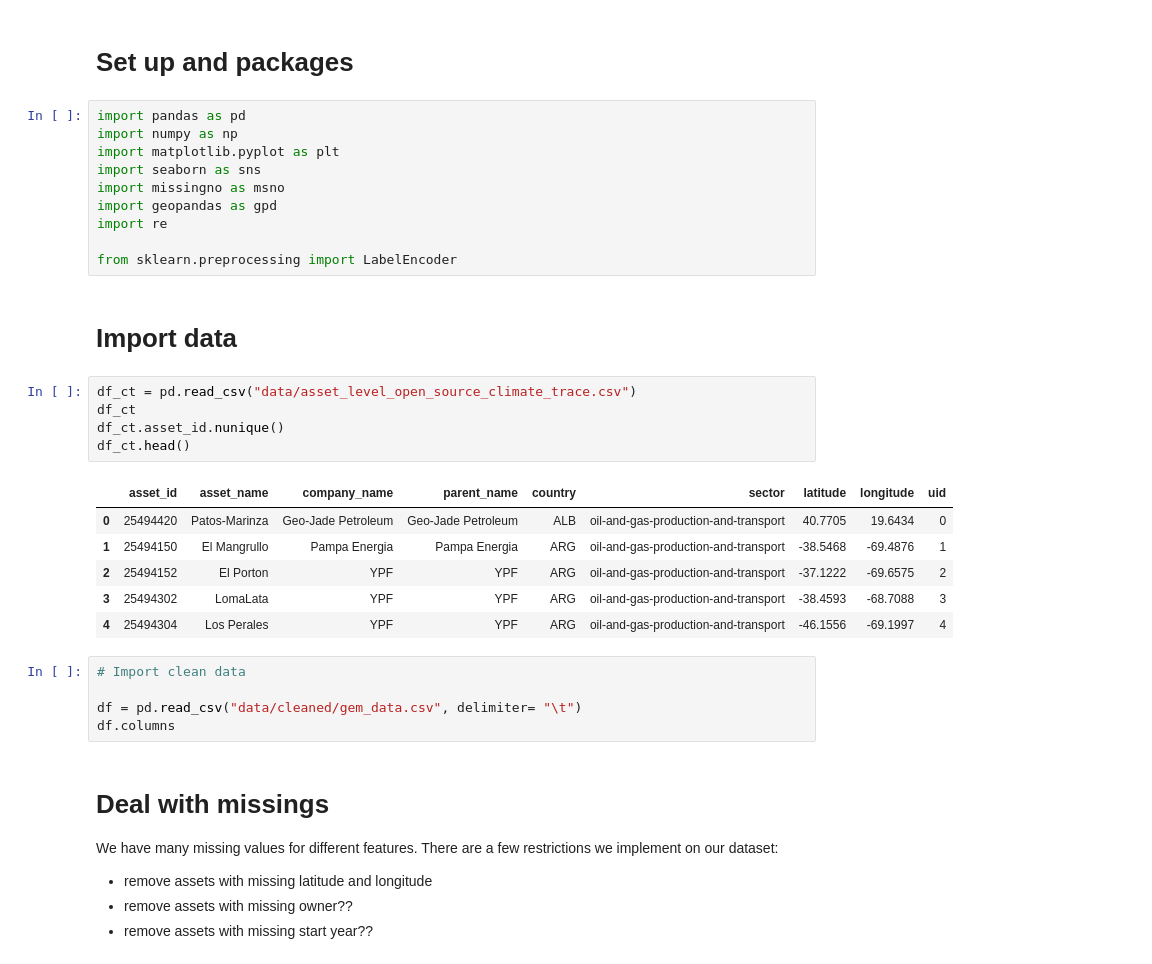
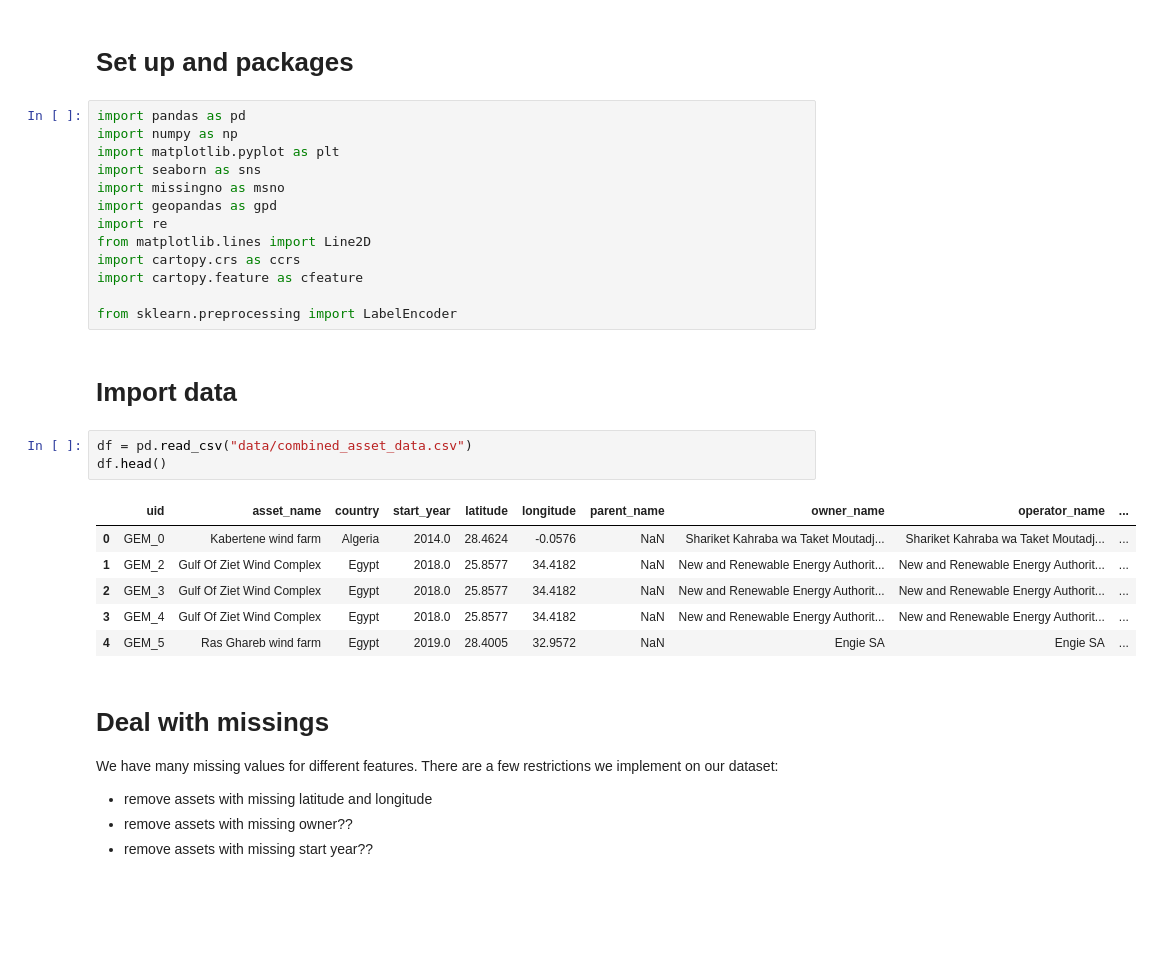
Before and after one commit to wuntunsun/eudr-exposure, a Jupyter notebook: eda.ipynb, the cells around one changed output. Saved outputs shown, nothing was run; the diff lists cells and outputs as text; blank space fills up the shorter version.

```diff
--- a/eda.ipynb
+++ b/eda.ipynb
@@ -8,27 +8,23 @@ import seaborn as sns
 import missingno as msno
 import geopandas as gpd
 import re
+from matplotlib.lines import Line2D
+import cartopy.crs as ccrs
+import cartopy.feature as cfeature
 
 from sklearn.preprocessing import LabelEncoder
 # %% [markdown]
 # Import data
 # %%
-df_ct = pd.read_csv("data/asset_level_open_source_climate_trace.csv")
-df_ct
-df_ct.asset_id.nunique()
-df_ct.head()
+df = pd.read_csv("data/combined_asset_data.csv")
+df.head()
 # %% [output]
-|  | asset_id | asset_name | company_name | parent_name | country | sector | latitude | longitude | uid |
-| 0 | 25494420 | Patos-Marinza | Geo-Jade Petroleum | Geo-Jade Petroleum | ALB | oil-and-gas-production-and-transport | 40.7705 | 19.6434 | 0 |
-| 1 | 25494150 | El Mangrullo | Pampa Energia | Pampa Energia | ARG | oil-and-gas-production-and-transport | -38.5468 | -69.4876 | 1 |
-| 2 | 25494152 | El Porton | YPF | YPF | ARG | oil-and-gas-production-and-transport | -37.1222 | -69.6575 | 2 |
-| 3 | 25494302 | LomaLata | YPF | YPF | ARG | oil-and-gas-production-and-transport | -38.4593 | -68.7088 | 3 |
-| 4 | 25494304 | Los Perales | YPF | YPF | ARG | oil-and-gas-production-and-transport | -46.1556 | -69.1997 | 4 |
+|  | uid | asset_name | country | start_year | latitude | longitude | parent_name | owner_name | operator_name | ... |
+| 0 | GEM_0 | Kabertene wind farm | Algeria | 2014.0 | 28.4624 | -0.0576 | NaN | Shariket Kahraba wa Taket Moutadj... | Shariket Kahraba wa Taket Moutadj... | ... |
+| 1 | GEM_2 | Gulf Of Ziet Wind Complex | Egypt | 2018.0 | 25.8577 | 34.4182 | NaN | New and Renewable Energy Authorit... | New and Renewable Energy Authorit... | ... |
+| 2 | GEM_3 | Gulf Of Ziet Wind Complex | Egypt | 2018.0 | 25.8577 | 34.4182 | NaN | New and Renewable Energy Authorit... | New and Renewable Energy Authorit... | ... |
+| 3 | GEM_4 | Gulf Of Ziet Wind Complex | Egypt | 2018.0 | 25.8577 | 34.4182 | NaN | New and Renewable Energy Authorit... | New and Renewable Energy Authorit... | ... |
+| 4 | GEM_5 | Ras Ghareb wind farm | Egypt | 2019.0 | 28.4005 | 32.9572 | NaN | Engie SA | Engie SA | ... |
-# %%
-# Import clean data
-
-df = pd.read_csv("data/cleaned/gem_data.csv", delimiter= "\t")
-df.columns
 # %% [markdown]
 # Deal with missings
 We have many missing values for different features. There are a few restrictions we implement on our dataset:
```
Also changed, not shown: parts of 18 cells of this notebook, 6 other files.
